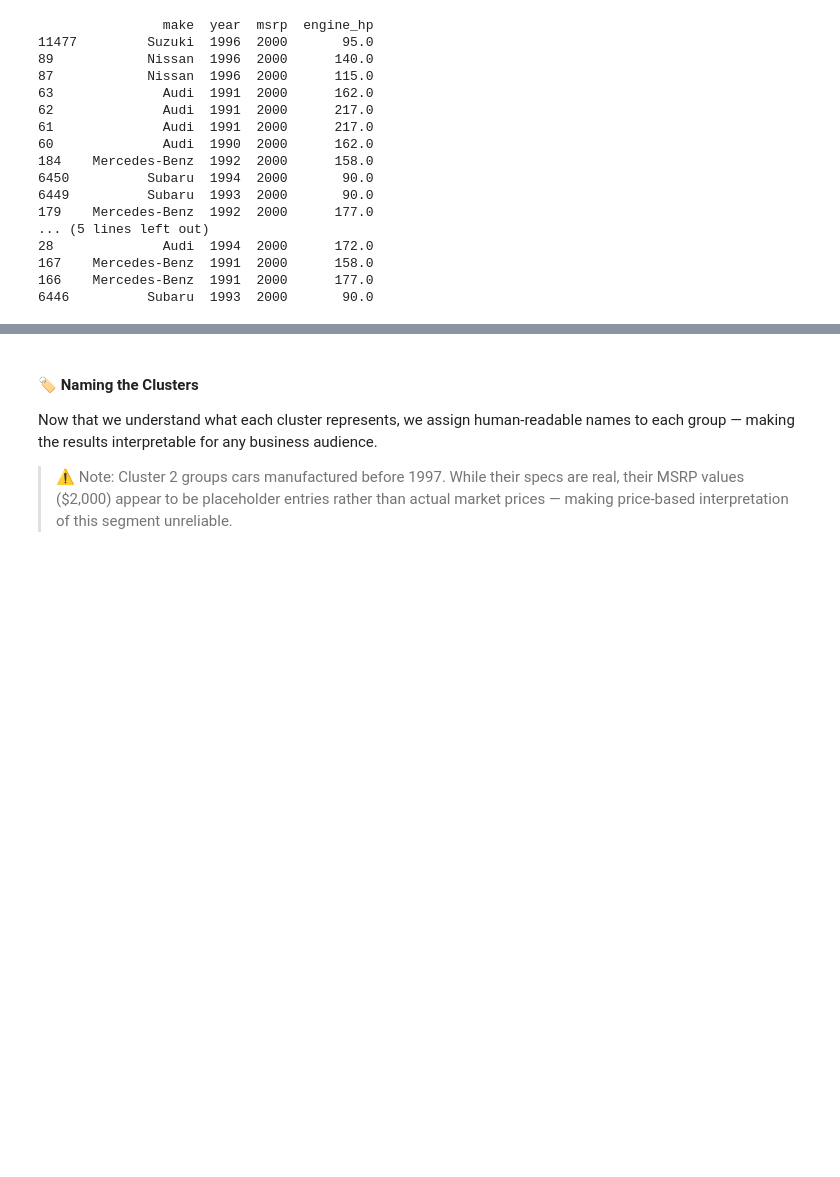
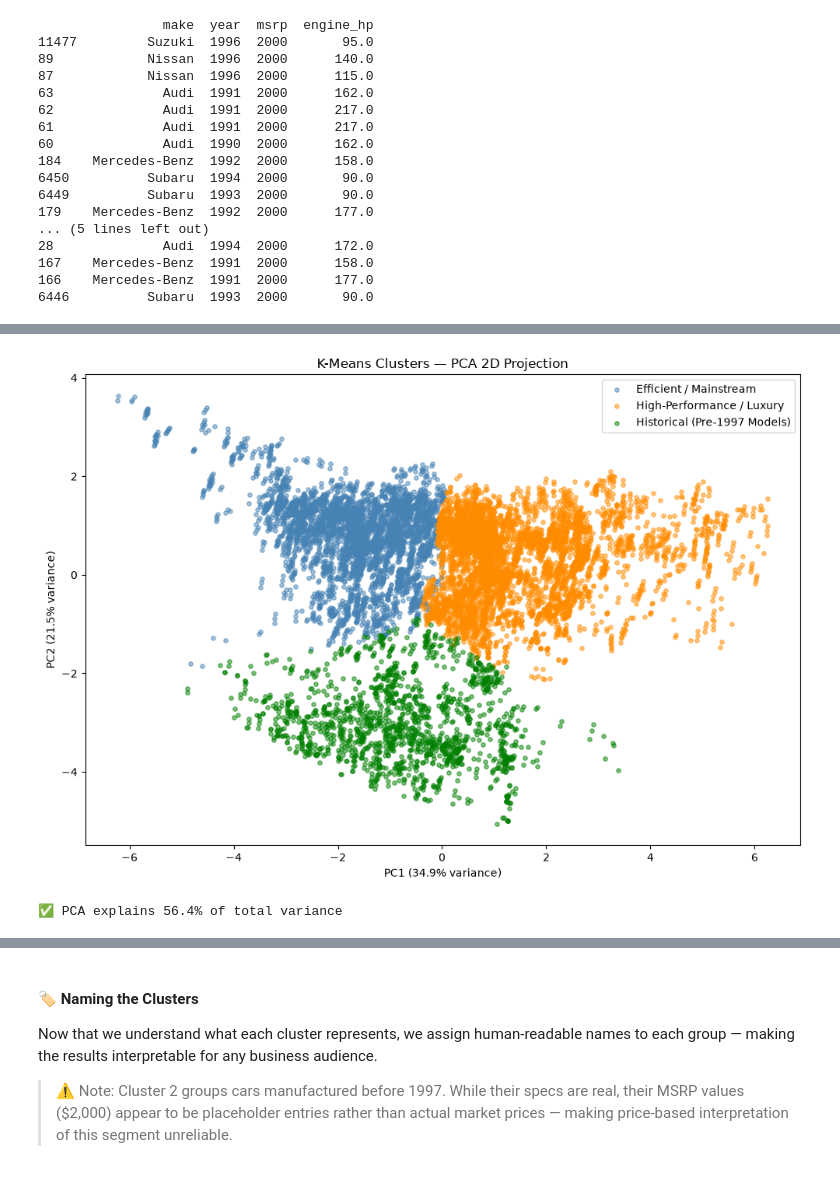
Before and after one commit to MaykInvest/car_clustering_kmeans, a Jupyter notebook: project.ipynb, the cells around one changed output, grey strips where cells are left out. Cells and saved outputs as stored; diff of their text form; code cells hidden in the pictures; blank space fills up the shorter version.

```diff
--- a/project.ipynb
+++ b/project.ipynb
@@ -663,0 +654,47 @@ Every car in Cluster 2 shows an MSRP of exactly **$2,000** — regardless of mak
+# %%
+# ============================================================
+# 🔍 PCA VISUALIZATION
+# ============================================================
+
+# Map cluster names if not already done
+if 'cluster_name' not in df_clean.columns:
+    cluster_names = {
+        0: 'Efficient / Mainstream',
+        1: 'High-Performance / Luxury',
+        2: 'Historical (Pre-1997 Models)'
+    }
+    df_clean['cluster_name'] = df_clean['cluster'].map(cluster_names)
+
+pca        = PCA(n_components=2, random_state=42)
+pca_coords = pca.fit_transform(preprocessed_data)
+
+plt.figure(figsize=(10, 7))
+
+colors = {
+    'Efficient / Mainstream'       : 'steelblue',
+    'High-Performance / Luxury'    : 'darkorange',
+    'Historical (Pre-1997 Models)' : 'green'
+}
+
+for name, color in colors.items():
+    mask = df_clean['cluster_name'] == name
+    plt.scatter(
+        pca_coords[mask, 0],
+        pca_coords[mask, 1],
+        c     = color,
+        label = name,
+        alpha = 0.5,
+        s     = 15
+    )
+
+plt.xlabel(f'PC1 ({pca.explained_variance_ratio_[0]*100:.1f}% variance)')
+plt.ylabel(f'PC2 ({pca.explained_variance_ratio_[1]*100:.1f}% variance)')
+plt.title('K-Means Clusters — PCA 2D Projection')
+plt.legend()
+plt.tight_layout()
+plt.show()
+
+print(f"✅ PCA explains {sum(pca.explained_variance_ratio_)*100:.1f}% of total variance")
+# %% [output]
+[figure, added]
+✅ PCA explains 56.4% of total variance
```
Also changed, not shown: parts of 14 cells of this notebook, 1 other file.
